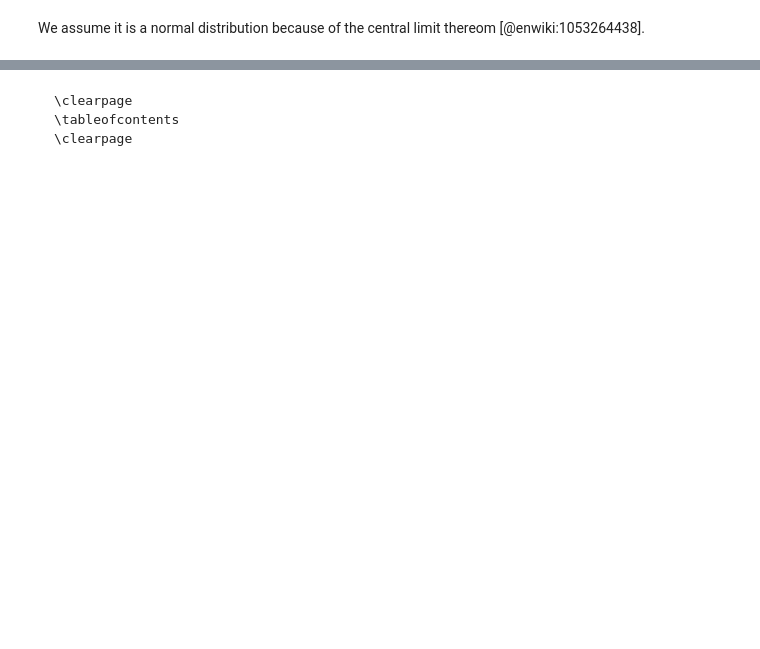
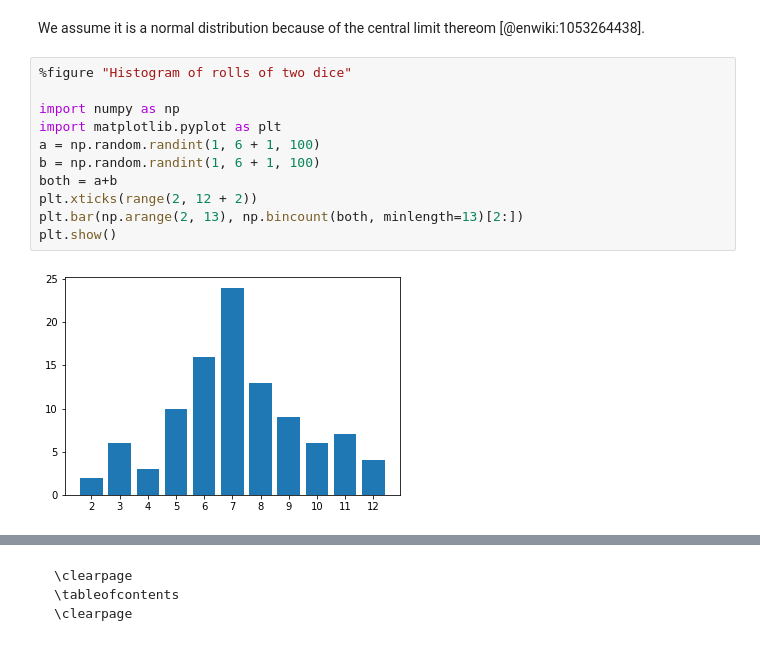
Before and after one commit to mbund/jpn-to-pdf, a Jupyter notebook: paper.ipynb, the cells around one changed output, grey strips where cells are left out. Saved outputs shown, nothing was run; the diff lists cells and outputs as text; blank space fills up the shorter version.

Commit message:
add figures

```diff
--- a/paper.ipynb
+++ b/paper.ipynb
@@ -31,2 +31,15 @@ As you can see the average is $\overline{x}=10$
 # %% [markdown]
 We assume it is a normal distribution because of the central limit thereom [@enwiki:1053264438].
+# %%
+%figure "Histogram of rolls of two dice"
+
+import numpy as np
+import matplotlib.pyplot as plt
+a = np.random.randint(1, 6 + 1, 100)
+b = np.random.randint(1, 6 + 1, 100)
+both = a+b
+plt.xticks(range(2, 12 + 2))
+plt.bar(np.arange(2, 13), np.bincount(both, minlength=13)[2:])
+plt.show()
+# %% [output]
+[figure, added]
```
Also changed, not shown: parts of 2 cells of this notebook, 4 other files.
